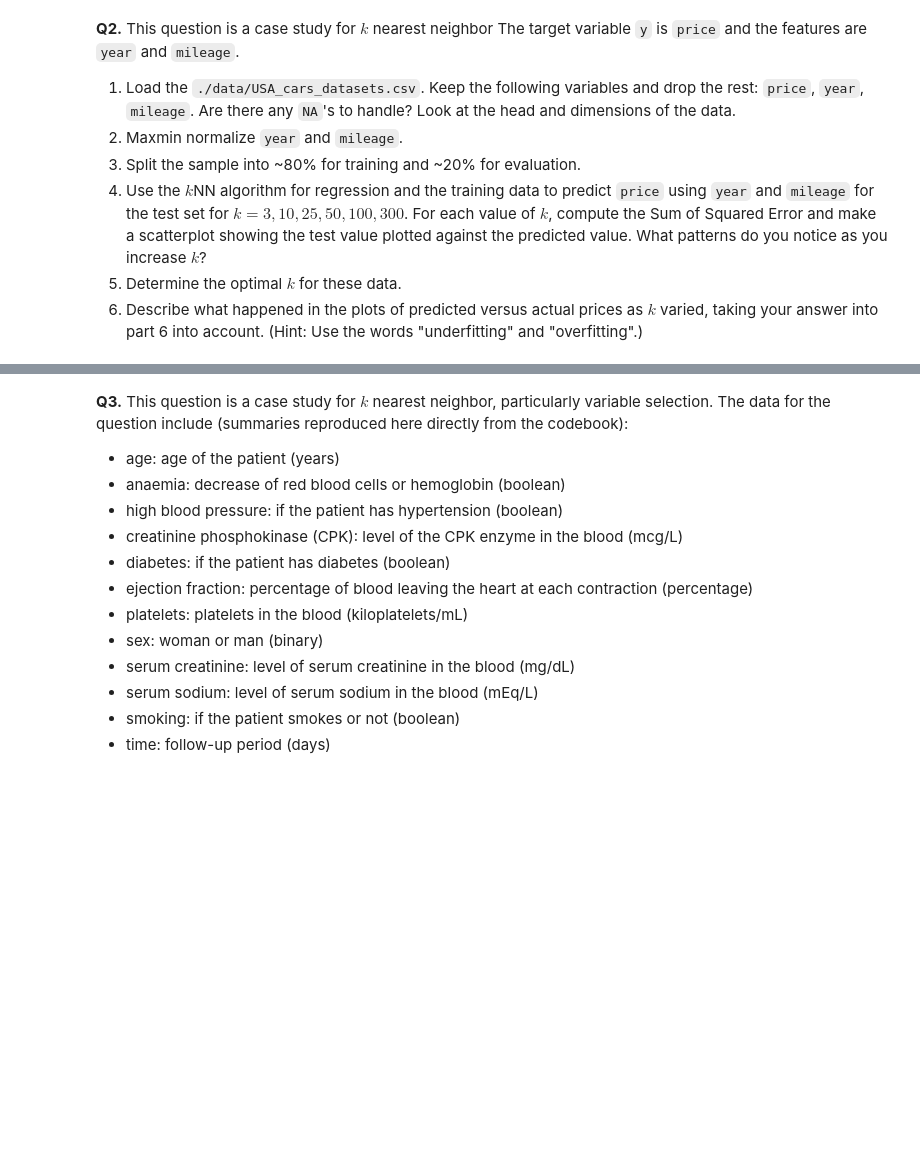
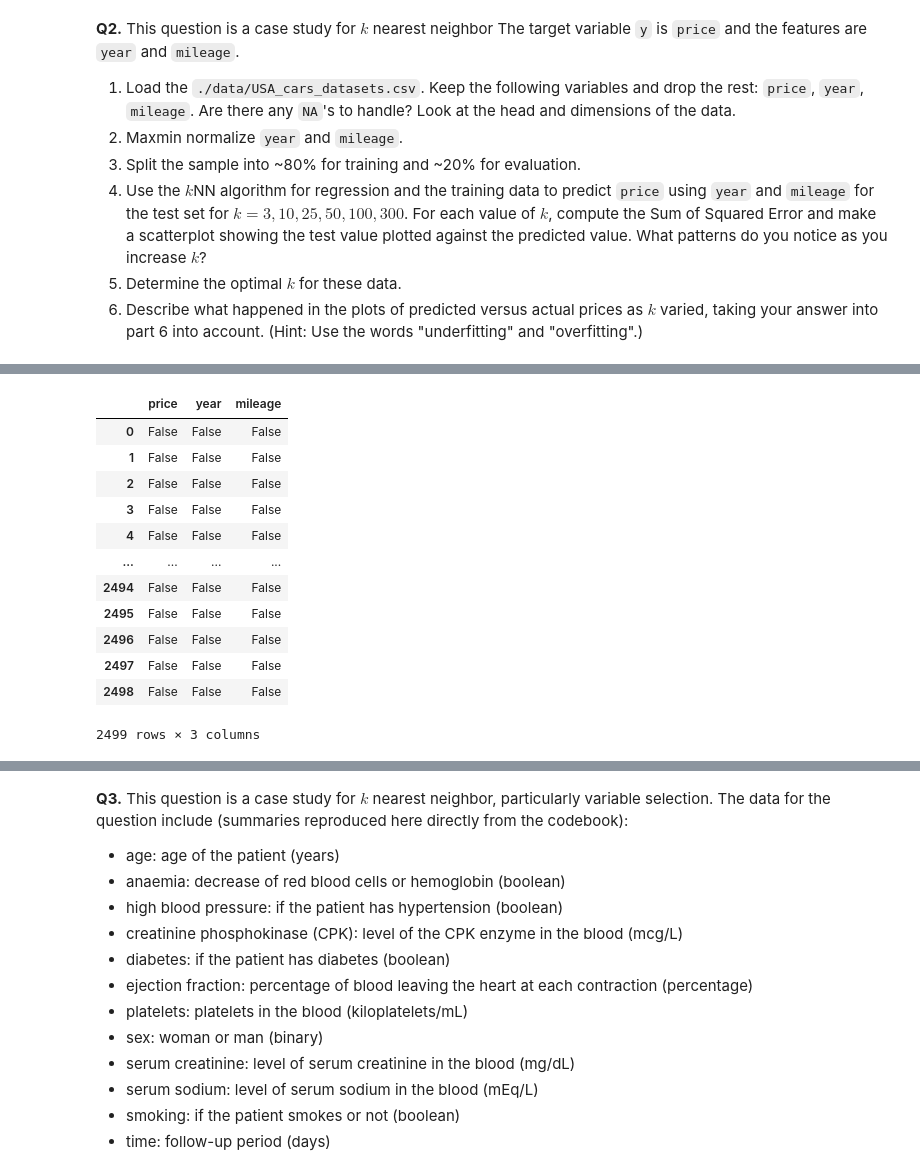
Before and after one commit to Ipshi02/assignment3, a Jupyter notebook: assignment_knn_and_kmc.ipynb, the cells around one changed output, grey strips where cells are left out. Saved outputs shown, nothing was run; the diff lists cells and outputs as text; code cells hidden in the pictures; blank space fills up the shorter version.

```diff
--- a/assignment_knn_and_kmc.ipynb
+++ b/assignment_knn_and_kmc.ipynb
@@ -181,0 +201,18 @@ y_F = y_test[ X_test['Gender'] == 'Female']
+# %%
+cars2 = cars2.loc[:, ["price", "year","mileage"]]
+# %%
+cars2.isnull()
+# %% [output]
+|  | price | year | mileage |
+| 0 | False | False | False |
+| 1 | False | False | False |
+| 2 | False | False | False |
+| 3 | False | False | False |
+| 4 | False | False | False |
+| ... | ... | ... | ... |
+| 2494 | False | False | False |
+| 2495 | False | False | False |
+| 2496 | False | False | False |
+| 2497 | False | False | False |
+| 2498 | False | False | False |
+2499 rows × 3 columns
```
Also changed, not shown: parts of 10 cells of this notebook.
